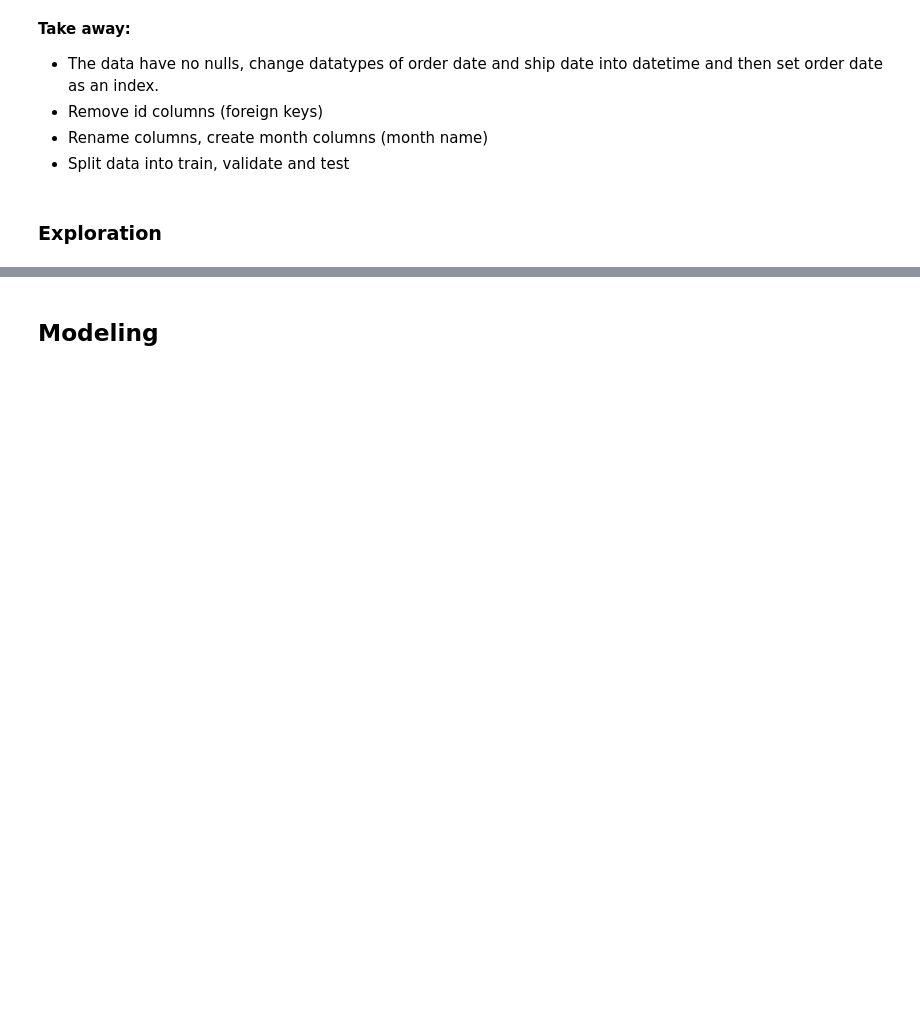
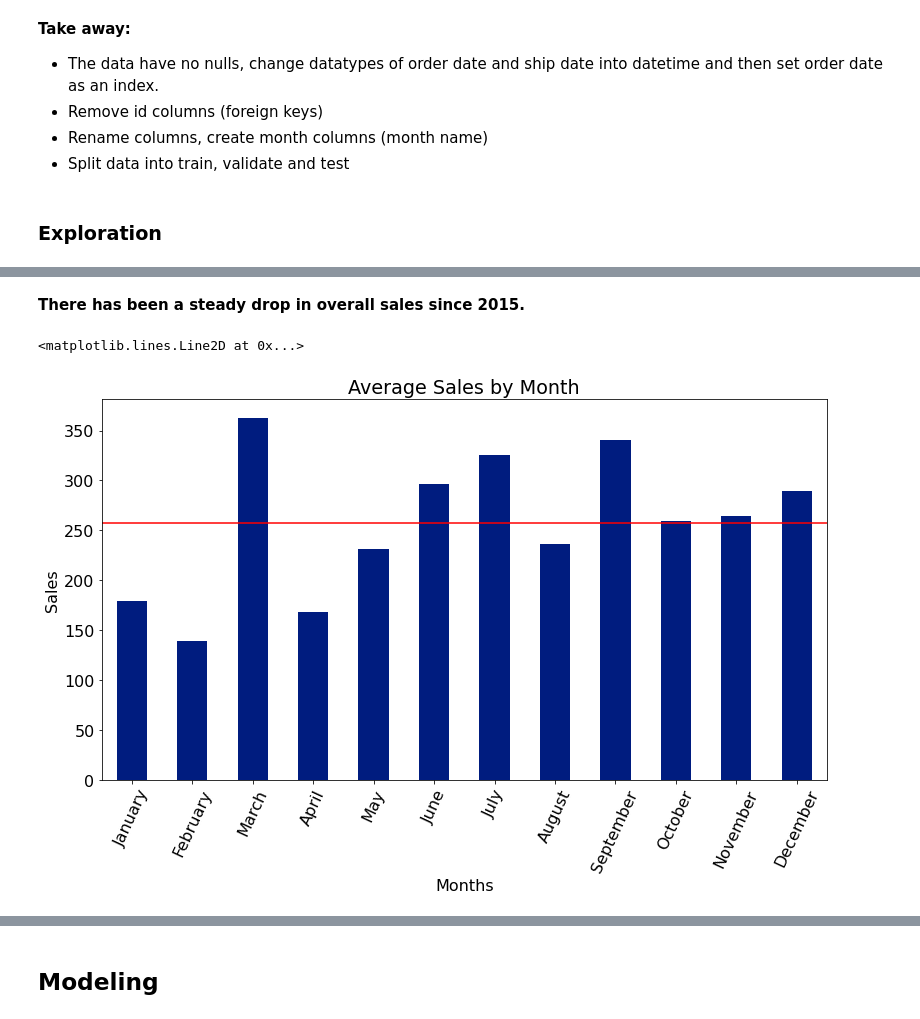
Before and after one commit to Kristofer-Rivera-and-Oliver-Ton/time_series_project, a Jupyter notebook: superstore_final.ipynb, the cells around one changed output, grey strips where cells are left out. Drawn from its saved outputs; the diff is of its cells as text; code cells hidden in the pictures; blank space fills up the shorter version.

```diff
--- a/superstore_final.ipynb
+++ b/superstore_final.ipynb
@@ -60,0 +69,16 @@ train, validate, test = w.split_time_series_data(df)
+# %% [markdown]
+**There has been a steady drop in overall sales since 2015.**
+# %%
+#What our average sales look like for each month?
+train['month'] = pd.Categorical(train['month'], categories=['January', 'February', 'March', 'April', 'May', 'June', 'July', 'August',
+                                                            'September','October', 'November', 'December'])
+overall_mean = train.groupby('month').sales.mean().mean()
+train.groupby('month').sales.mean().plot.bar()
+plt.title("Average Sales by Month")
+plt.xlabel("Months")
+plt.ylabel("Sales")
+plt.tick_params('x', rotation=65)
+plt.axhline(overall_mean,color="r")
+# %% [output]
+<matplotlib.lines.Line2D at 0x...>
+[figure, added]
```
Also changed, not shown: parts of 12 cells of this notebook.
